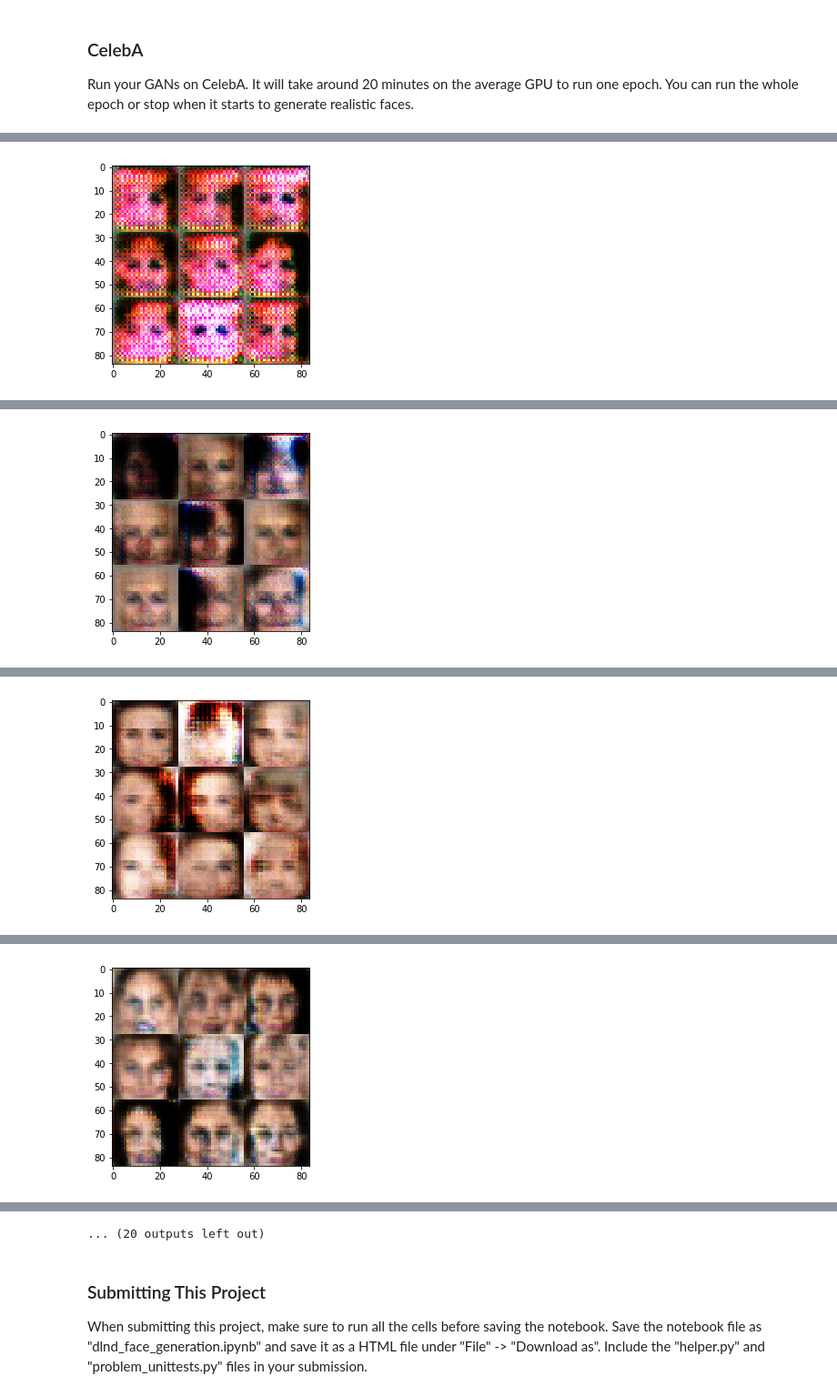
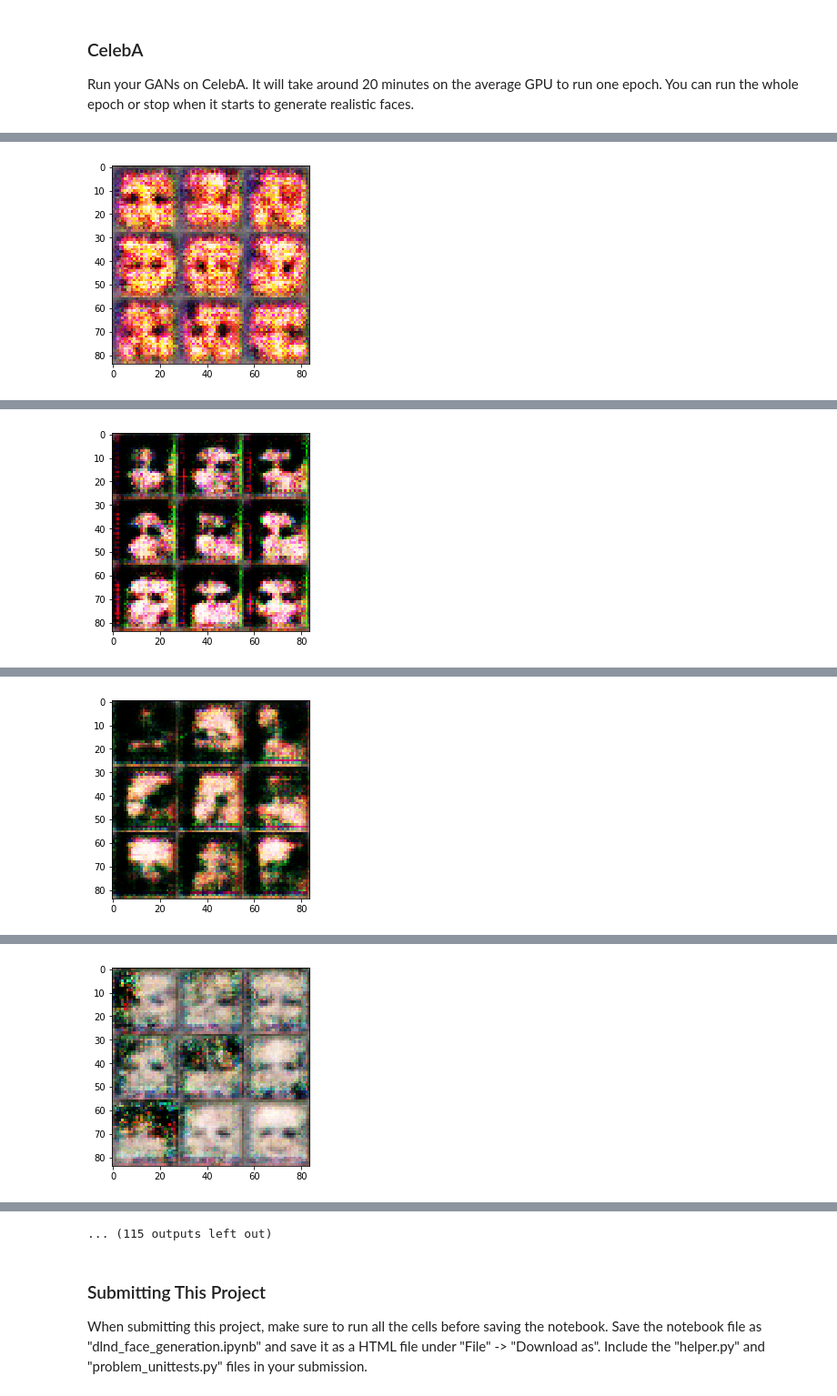
Before and after one commit to JimmysJames/udacity_deep_learning, a Jupyter notebook: Project 5 - face generation/dlnd_face_generation.ipynb, the cells around one changed output, grey strips where cells are left out. Shown at 91% size. Cells and saved outputs as stored; diff of their text form; code cells hidden in the pictures.

```diff
--- a/Project 5 - face generation/dlnd_face_generation.ipynb
+++ b/Project 5 - face generation/dlnd_face_generation.ipynb
@@ -253,13 +268,15 @@ def model_loss(input_real, input_z, out_channel_dim):
     :param out_channel_dim: The number of channels in the output image
     :return: A tuple of (discriminator loss, generator loss)
     """
+
+    smooth = 0.1
     g_model = generator(input_z, out_channel_dim, is_train=True)
     d_model_real, d_logits_real = discriminator(input_real, reuse=False)
     d_model_fake, d_logits_fake = discriminator(g_model, reuse=True)
 
     g_loss = tf.reduce_mean(tf.nn.sigmoid_cross_entropy_with_logits(logits=d_logits_fake, labels=tf.ones_like(d_model_fake)))
 
-    d_loss_real = tf.reduce_mean(tf.nn.sigmoid_cross_entropy_with_logits(logits=d_logits_real, labels=tf.ones_like(d_model_real)))
+    d_loss_real = tf.reduce_mean(tf.nn.sigmoid_cross_entropy_with_logits(logits=d_logits_real, labels=tf.ones_like(d_model_real) * (1 - smooth)))
 
     d_loss_fake = tf.reduce_mean(tf.nn.sigmoid_cross_entropy_with_logits(logits=d_logits_fake, labels=tf.zeros_like(d_model_fake)))
 
@@ -303,15 +320,26 @@ def model_opt(d_loss, g_loss, learning_rate, beta1):
     """
     variables = tf.trainable_variables()
 
-    gen_var = [variable for variable in variables if variable.name.startswith('generator')]
-    dis_var =[variable for variable in variables if variable.name.startswith('discriminator')]
+    gen_vars = [variable for variable in variables if variable.name.startswith('generator')]
+    dis_vars =[variable for variable in variables if variable.name.startswith('discriminator')]
+
+    all_update_ops = tf.get_collection(tf.GraphKeys.UPDATE_OPS)
+
+    g_update_ops = [var for var in all_update_ops if var.name.startswith('generator')]
+    d_update_ops = [var for var in all_update_ops if var.name.startswith('discriminator')]
 
     # Optimize
-    with tf.control_dependencies(tf.get_collection(tf.GraphKeys.UPDATE_OPS)):
-        d_train_opt = tf.train.AdamOptimizer(learning_rate, beta1=beta1).minimize(d_loss, var_list=dis_var)
-        g_train_opt = tf.train.AdamOptimizer(learning_rate, beta1=beta1).minimize(g_loss, var_list=gen_var)
+    #with tf.control_dependencies(tf.get_collection(tf.GraphKeys.UPDATE_OPS)):
+    #    d_train_opt = tf.train.AdamOptimizer(learning_rate, beta1=beta1).minimize(d_loss, var_list=dis_var)
+    #    g_train_opt = tf.train.AdamOptimizer(learning_rate, beta1=beta1).minimize(g_loss, var_list=gen_var)
 
-    return d_train_opt, g_train_opt
+    with tf.control_dependencies(d_update_ops):
+        d_train = tf.train.AdamOptimizer(learning_rate, beta1 = beta1).minimize(d_loss, var_list = dis_vars)
+
+    with tf.control_dependencies(g_update_ops):
+        g_train = tf.train.AdamOptimizer(learning_rate, beta1 = beta1).minimize(g_loss, var_list = gen_vars)
+
+    return d_train, g_train
 
 
 """
@@ -371,9 +399,6 @@ def train(epoch_count, batch_size, z_dim, learning_rate, beta1, get_batches, dat
     :param data_shape: Shape of the data
     :param data_image_mode: The image mode to use for images ("RGB" or "L")
     """
-    tf.reset_default_graph()
-    print(data_shape)
-    print(learning_rate)
     image_width = data_shape[1]
     image_height = data_shape[2]
     image_channels = data_shape[3]
@@ -548,9 +573,9 @@ Tensor("generator_6/conv2d_transpose_3/BiasAdd:0", shape=(?, 28, 28, 1), dtype=f
 ### CelebA
 Run your GANs on CelebA.  It will take around 20 minutes on the average GPU to run one epoch.  You can run the whole epoch or stop when it starts to generate realistic faces.
 # %%
-batch_size = 128
+batch_size = 32
 z_dim = 200
-learning_rate = 0.001
+learning_rate = 0.0004
 beta1 = 0.5
 
 
@@ -581,4 +606,4 @@ Tensor("generator_1/Maximum_1:0", shape=(?, 12, 12, 128), dtype=float32)
 Tensor("generator_1/Maximum_2:0", shape=(?, 24, 24, 64), dtype=float32)
 logits generator
 Tensor("generator_1/conv2d_transpose_3/BiasAdd:0", shape=(?, 28, 28, 3), dtype=float32)
-[figure, old version]
+[figure, new version]
@@ -598,4 +623,4 @@ Tensor("generator_2/Maximum_1:0", shape=(?, 12, 12, 128), dtype=float32)
 Tensor("generator_2/Maximum_2:0", shape=(?, 24, 24, 64), dtype=float32)
 logits generator
 Tensor("generator_2/conv2d_transpose_3/BiasAdd:0", shape=(?, 28, 28, 3), dtype=float32)
-[figure, old version]
+[figure, new version]
@@ -612,7 +637,7 @@ Epoch 1/1... Discriminator Loss: 0.9139... Generator Loss: 2.7867
 Tensor("generator_3/dense/BiasAdd:0", shape=(?, 9216), dtype=float32)
 Tensor("generator_3/Maximum:0", shape=(?, 6, 6, 256), dtype=float32)
 Tensor("generator_3/Maximum_1:0", shape=(?, 12, 12, 128), dtype=float32)
 Tensor("generator_3/Maximum_2:0", shape=(?, 24, 24, 64), dtype=float32)
 logits generator
 Tensor("generator_3/conv2d_transpose_3/BiasAdd:0", shape=(?, 28, 28, 3), dtype=float32)
-[figure, old version]
+[figure, new version]
@@ -632,4 +657,4 @@ Tensor("generator_4/Maximum_1:0", shape=(?, 12, 12, 128), dtype=float32)
 Tensor("generator_4/Maximum_2:0", shape=(?, 24, 24, 64), dtype=float32)
 logits generator
 Tensor("generator_4/conv2d_transpose_3/BiasAdd:0", shape=(?, 28, 28, 3), dtype=float32)
-[figure, old version]
+[figure, new version]
@@ -670,4 +695,4 @@ Tensor("generator_6/conv2d_transpose_3/BiasAdd:0", shape=(?, 28, 28, 3), dtype=f
-... (20 outputs left out)
+... (115 outputs left out)
 # %% [markdown]
 ### Submitting This Project
 When submitting this project, make sure to run all the cells before saving the notebook. Save the notebook file as "dlnd_face_generation.ipynb" and save it as a HTML file under "File" -> "Download as". Include the "helper.py" and "problem_unittests.py" files in your submission.
```
Also changed, not shown: parts of 4 cells of this notebook, 1 other file.
